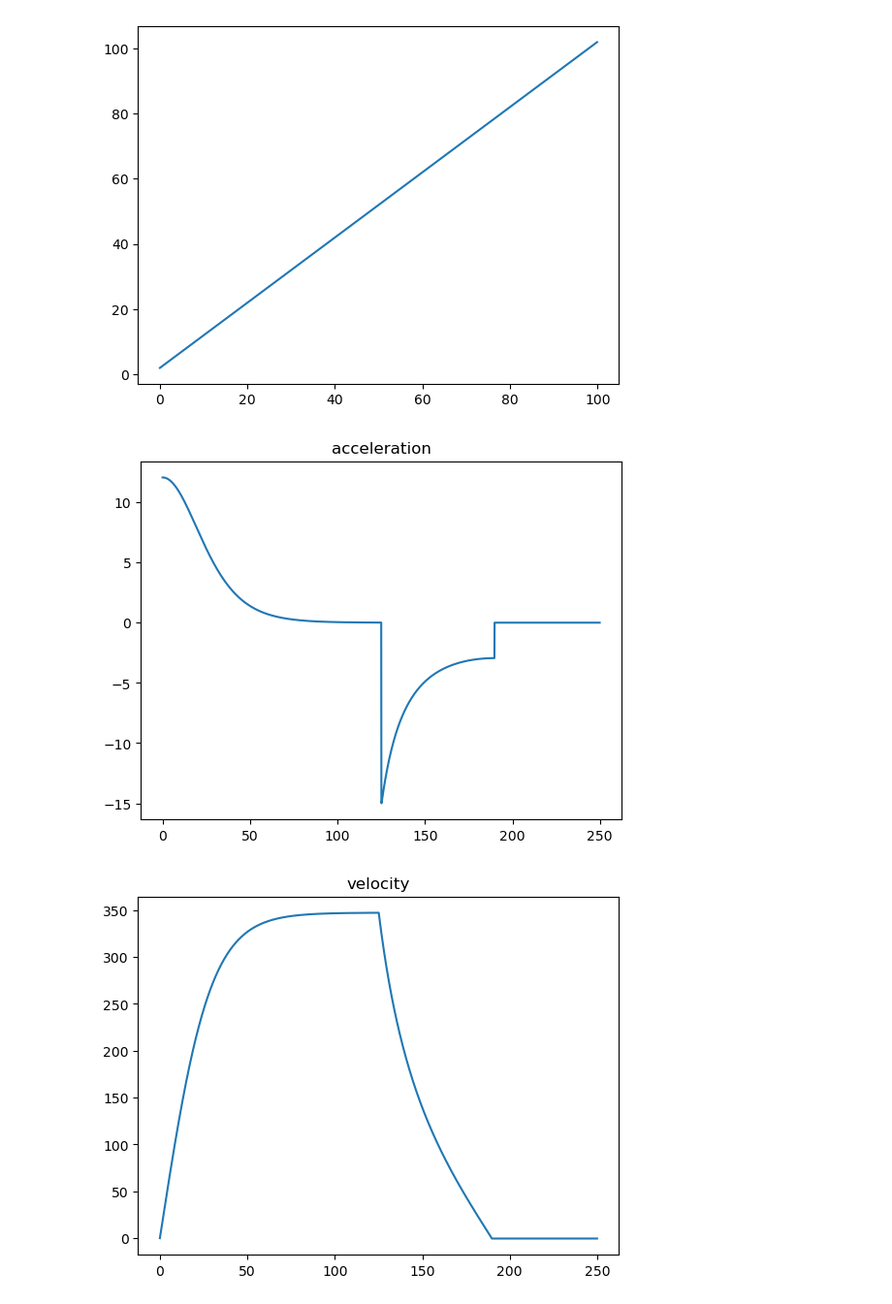
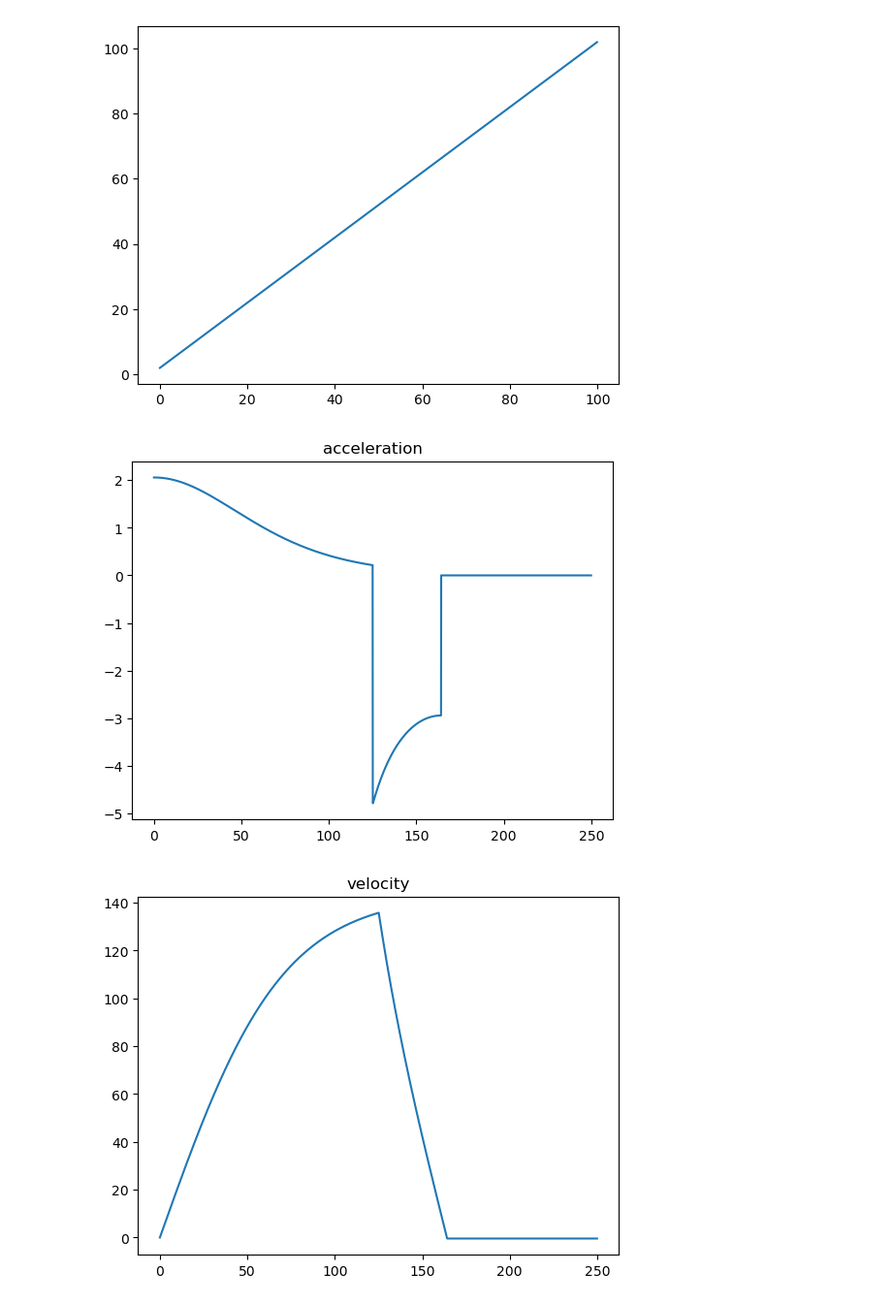
Before and after one commit to Dnafivuq/movement-demo, a Jupyter notebook: movement-graphs.ipynb, the cells around one changed output. Shown: that part at 97% size. Drawn from its saved outputs; the diff is of its cells as text; code cells hidden in the pictures.

Commit message:
demo works, at least in one dim

```diff
--- a/movement-graphs.ipynb
+++ b/movement-graphs.ipynb
@@ -40,7 +40,7 @@ def demo_graphs(start_velocity: float, force_acc: float, seconds: int, k: float)
     plt.title("distance")
     plt.show()
 # %%
-demo_graphs(0, 15, 250, 0.0001)
+demo_graphs(0, 5, 250, 0.0001)
 # %% [output]
-[figure, old version]
+[figure, new version]
-[figure, old version]
+[figure, new version]
```
Also changed, not shown: parts of 2 cells of this notebook, 2 other files.
